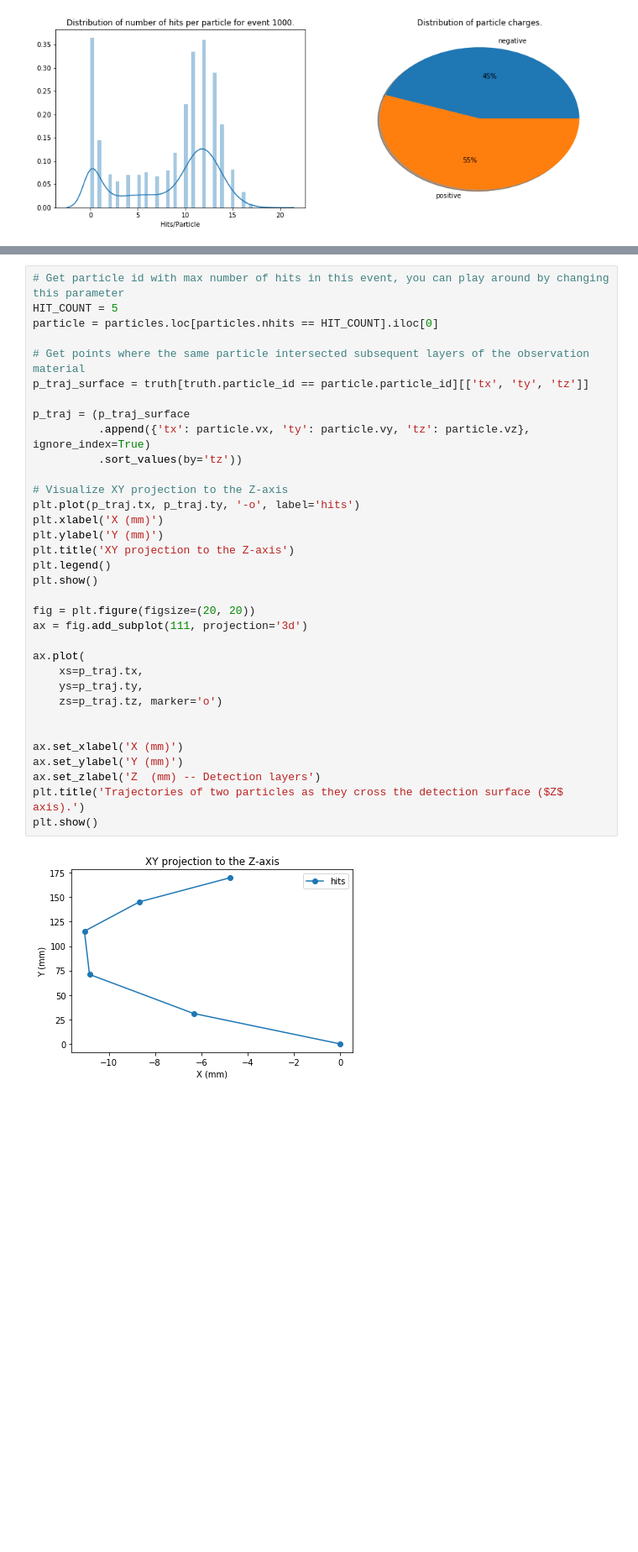
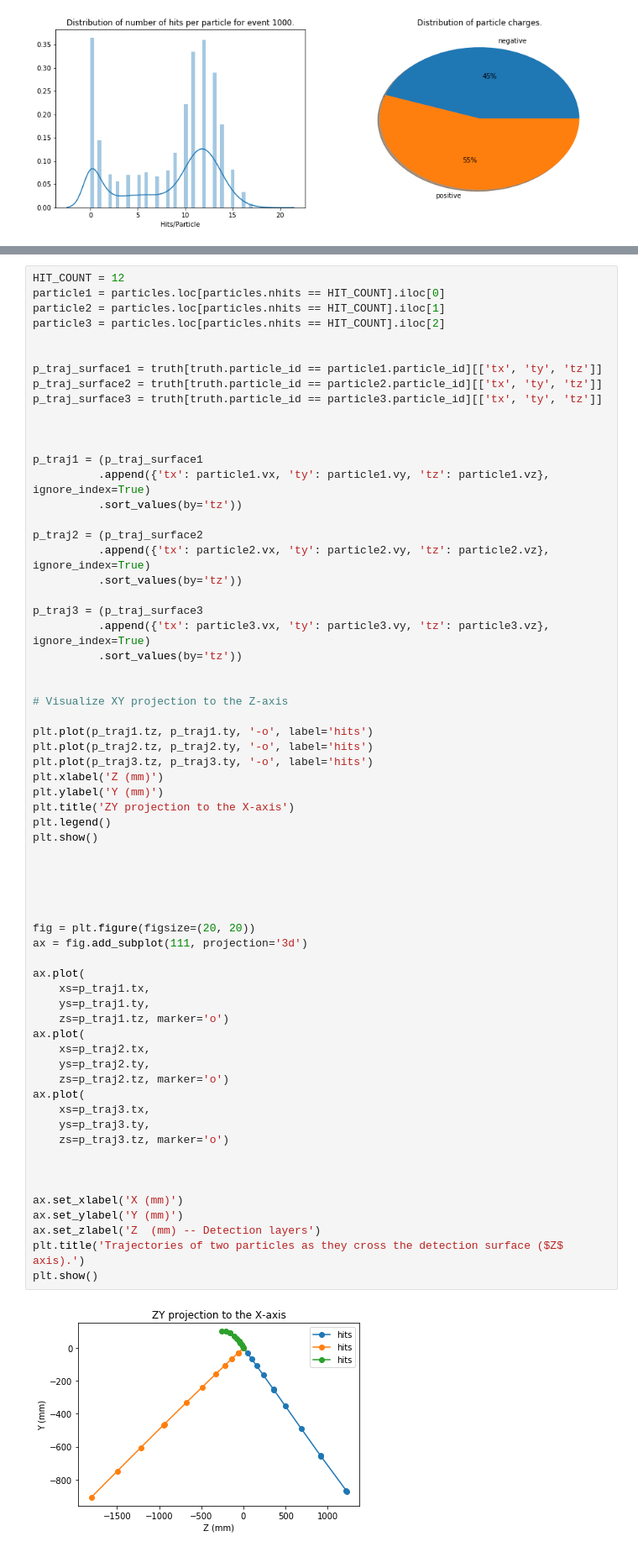
Before and after one commit to nicolefinnie/kaggle-trackml, a Jupyter notebook: src/notebooks/EDA/visualize_data.ipynb, the cells around one changed output, grey strips where cells are left out. Shown at 84% size. Drawn from its saved outputs; the diff is of its cells as text; blank space fills up the shorter version.

```diff
--- a/src/notebooks/EDA/visualize_data.ipynb
+++ b/src/notebooks/EDA/visualize_data.ipynb
@@ -158,36 +160,66 @@ plt.show()
 # %%
-# Get particle id with max number of hits in this event, you can play around by changing this parameter
-HIT_COUNT = 5
-particle = particles.loc[particles.nhits == HIT_COUNT].iloc[0]
+HIT_COUNT = 12
+particle1 = particles.loc[particles.nhits == HIT_COUNT].iloc[0]
+particle2 = particles.loc[particles.nhits == HIT_COUNT].iloc[1]
+particle3 = particles.loc[particles.nhits == HIT_COUNT].iloc[2]
 
-# Get points where the same particle intersected subsequent layers of the observation material
-p_traj_surface = truth[truth.particle_id == particle.particle_id][['tx', 'ty', 'tz']]
 
-p_traj = (p_traj_surface
-          .append({'tx': particle.vx, 'ty': particle.vy, 'tz': particle.vz}, ignore_index=True)
+p_traj_surface1 = truth[truth.particle_id == particle1.particle_id][['tx', 'ty', 'tz']]
+p_traj_surface2 = truth[truth.particle_id == particle2.particle_id][['tx', 'ty', 'tz']]
+p_traj_surface3 = truth[truth.particle_id == particle3.particle_id][['tx', 'ty', 'tz']]
+
+
+
+p_traj1 = (p_traj_surface1
+          .append({'tx': particle1.vx, 'ty': particle1.vy, 'tz': particle1.vz}, ignore_index=True)
           .sort_values(by='tz'))
 
+p_traj2 = (p_traj_surface2
+          .append({'tx': particle2.vx, 'ty': particle2.vy, 'tz': particle2.vz}, ignore_index=True)
+          .sort_values(by='tz'))
+
+p_traj3 = (p_traj_surface3
+          .append({'tx': particle3.vx, 'ty': particle3.vy, 'tz': particle3.vz}, ignore_index=True)
+          .sort_values(by='tz'))
+
+
 # Visualize XY projection to the Z-axis
-plt.plot(p_traj.tx, p_traj.ty, '-o', label='hits')
-plt.xlabel('X (mm)')
+
+plt.plot(p_traj1.tz, p_traj1.ty, '-o', label='hits')
+plt.plot(p_traj2.tz, p_traj2.ty, '-o', label='hits')
+plt.plot(p_traj3.tz, p_traj3.ty, '-o', label='hits')
+plt.xlabel('Z (mm)')
 plt.ylabel('Y (mm)')
-plt.title('XY projection to the Z-axis')
+plt.title('ZY projection to the X-axis')
 plt.legend()
 plt.show()
+
+
+
+
 
 fig = plt.figure(figsize=(20, 20))
 ax = fig.add_subplot(111, projection='3d')
 
 ax.plot(
-    xs=p_traj.tx,
-    ys=p_traj.ty,
-    zs=p_traj.tz, marker='o')
+    xs=p_traj1.tx,
+    ys=p_traj1.ty,
+    zs=p_traj1.tz, marker='o')
+ax.plot(
+    xs=p_traj2.tx,
+    ys=p_traj2.ty,
+    zs=p_traj2.tz, marker='o')
+ax.plot(
+    xs=p_traj3.tx,
+    ys=p_traj3.ty,
+    zs=p_traj3.tz, marker='o')
+
 
 
 ax.set_xlabel('X (mm)')
 ax.set_ylabel('Y (mm)')
 ax.set_zlabel('Z  (mm) -- Detection layers')
 plt.title('Trajectories of two particles as they cross the detection surface ($Z$ axis).')
 plt.show()
 # %% [output]
-[figure, old version]
+[figure, new version]
```
Also changed, not shown: parts of 3 cells of this notebook.
